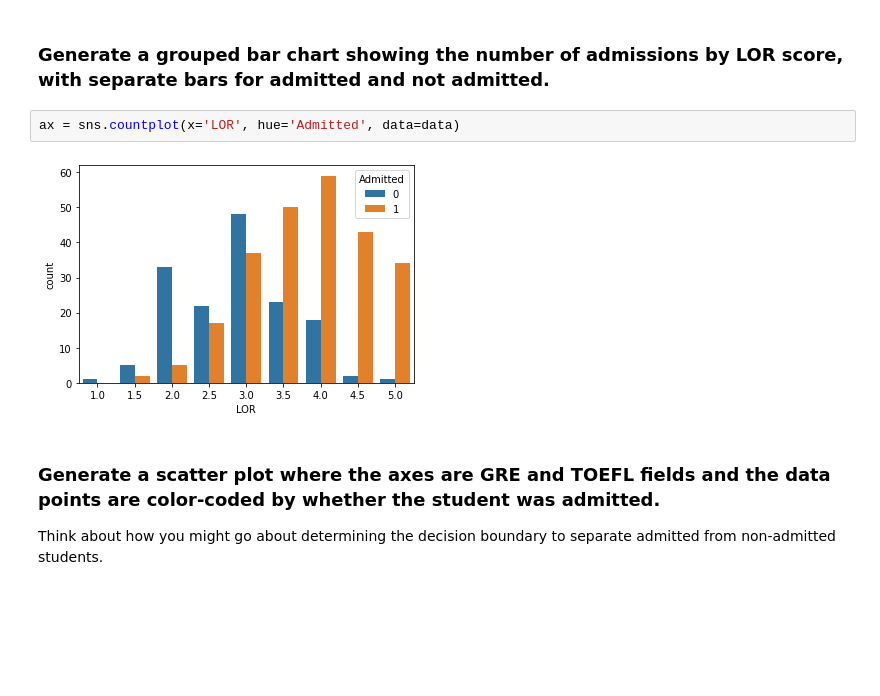
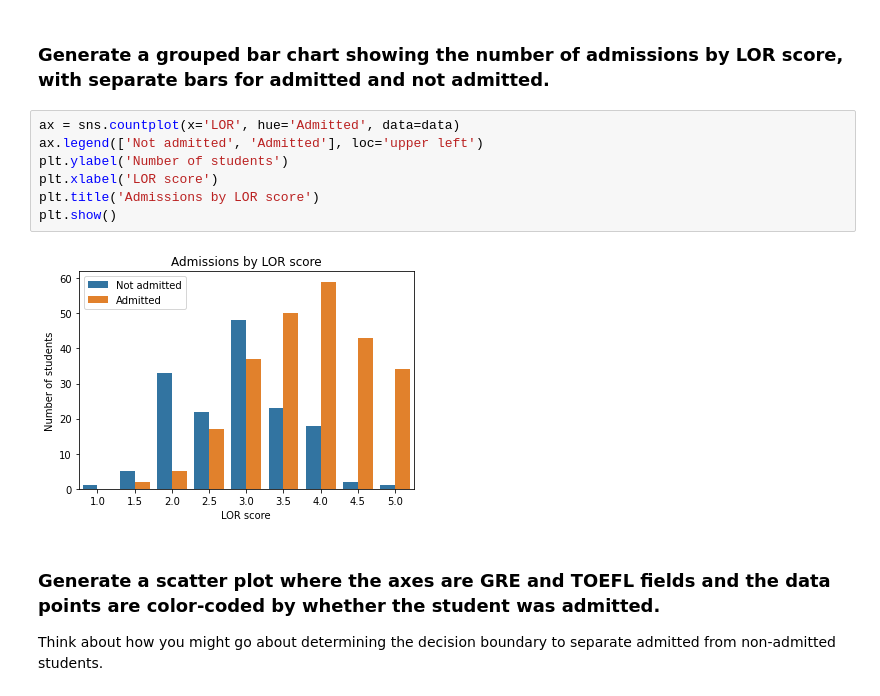
Before and after one commit to thinkful-dsi-grackle/dsi7_student_pair_work, a Jupyter notebook: week07_knn_svm_gradient/2_tuesday/cate_32_2.ipynb, the cells around one changed output. Saved outputs shown, nothing was run; the diff lists cells and outputs as text; blank space fills up the shorter version.

```diff
--- a/week07_knn_svm_gradient/2_tuesday/cate_32_2.ipynb
+++ b/week07_knn_svm_gradient/2_tuesday/cate_32_2.ipynb
@@ -87,9 +92,14 @@ ax = sns.countplot(x='SOP', hue='Admitted', data=data)
 # %% [markdown]
 ### Generate a grouped bar chart showing the number of admissions by LOR score, with separate bars for admitted and not admitted.
-# %%
-ax = sns.countplot(x='LOR', hue='Admitted', data=data)
-# %% [output]
-[figure, removed]
+# %%
+ax = sns.countplot(x='LOR', hue='Admitted', data=data)
+ax.legend(['Not admitted', 'Admitted'], loc='upper left')
+plt.ylabel('Number of students')
+plt.xlabel('LOR score')
+plt.title('Admissions by LOR score')
+plt.show()
+# %% [output]
+[figure, added]
 # %% [markdown]
 ### Generate a scatter plot where the axes are GRE and TOEFL fields and the data points are color-coded by whether the student was admitted.
 
```
Also changed, not shown: parts of 2 cells of this notebook.
